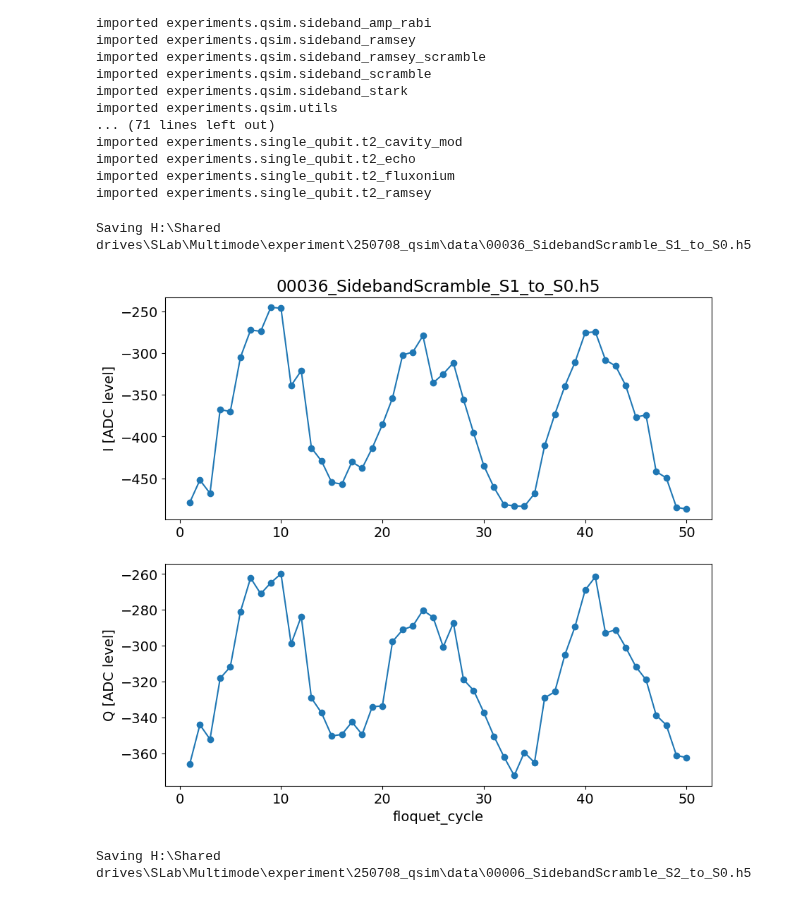
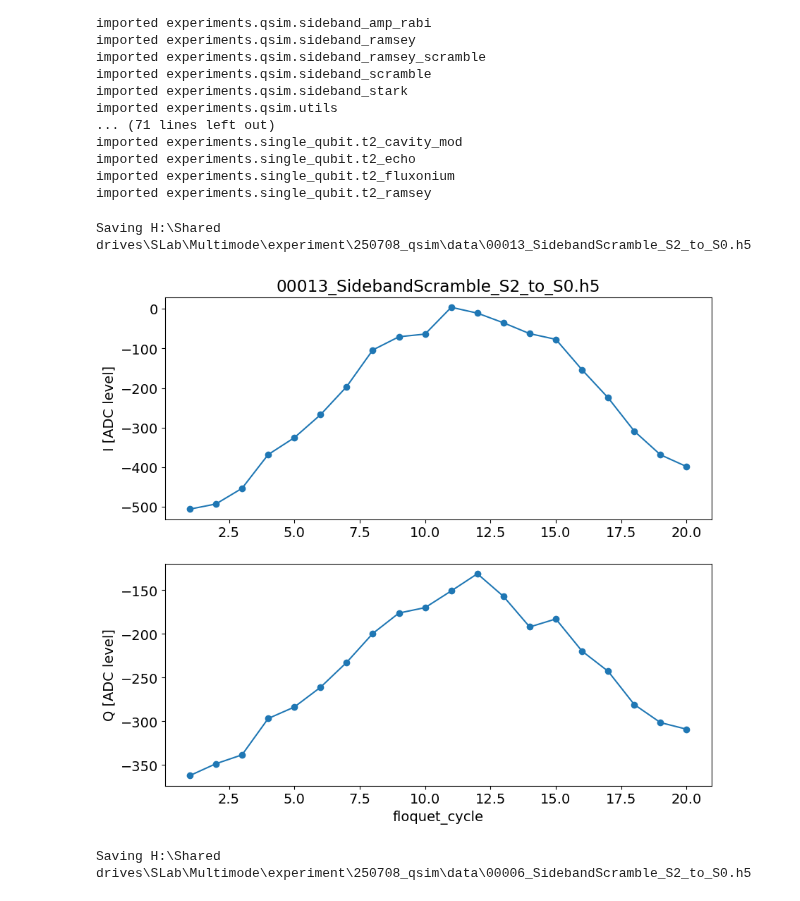
Before and after one commit to SchusterLab/multimode_expts, a Jupyter notebook: qsim_experiments.ipynb, the cells around one changed output. Saved outputs shown, nothing was run; the diff lists cells and outputs as text; code cells hidden in the pictures.

```diff
--- a/qsim_experiments.ipynb
+++ b/qsim_experiments.ipynb
@@ -369,38 +369,38 @@ expt_params = dict(
     rounds = 1,
     qubits = [0],
     f0g1_cavity = 1,  #  1/2 name of manipulate cavity
-    init_stor = 1, # storage mode number to initialize to n=1 Fock state
+    init_stor = 2, # storage mode number to initialize to n=1 Fock state
     ro_stor = 0, # storage mode number that gets read out in the end
     # if 0, this means to read out man instead
-    floquet_cycles = list(range(1,51)),
+    floquet_cycles = list(range(1,21)),
     gain_div = 3,
     length_div = 2,
     detune=0,
     normalize = False,
     active_reset = False,
     man_reset = True,
     storage_reset = True,
     # advance_phases = list(range(100,200,10)), # advance phase of each successive pulse [degrees]
-    advance_phase=-40,
+    advance_phase=-140,
     # swept_params = ['advance_phase', 'floquet_cycle'],
     swept_params = ['floquet_cycle'],
     echoes = [False, 0], # [on/off, number of echoes]
 )
 
 sbs = QsimBaseExperiment(
     soccfg=soc,
     path=expt_path,
     prefix=f"SidebandScramble_S{expt_params['init_stor']}_to_S{expt_params['ro_stor']}",
     config_file=config_path,
     expt_params = expt_params,
     program = SidebandScrambleProgram,
     progress=True)
 
 sbs.cfg.device.readout.relax_delay = [8000]  # Wait time between experiments [us]
 sbs.go(analyze=False, display=True, progress=True, save=True)
 # %% [output]
-Saving H:\Shared drives\SLab\Multimode\experiment\250708_qsim\data\00036_SidebandScramble_S1_to_S0.h5
+Saving H:\Shared drives\SLab\Multimode\experiment\250708_qsim\data\00013_SidebandScramble_S2_to_S0.h5
-[figure, old version]
+[figure, new version]
 # %%
 expt_params = dict(
     expts = 1,
```
Also changed, not shown: 1 other file.
